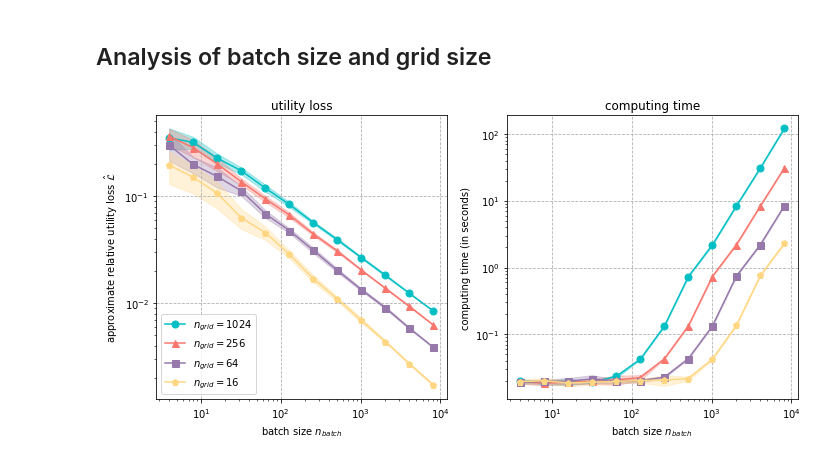
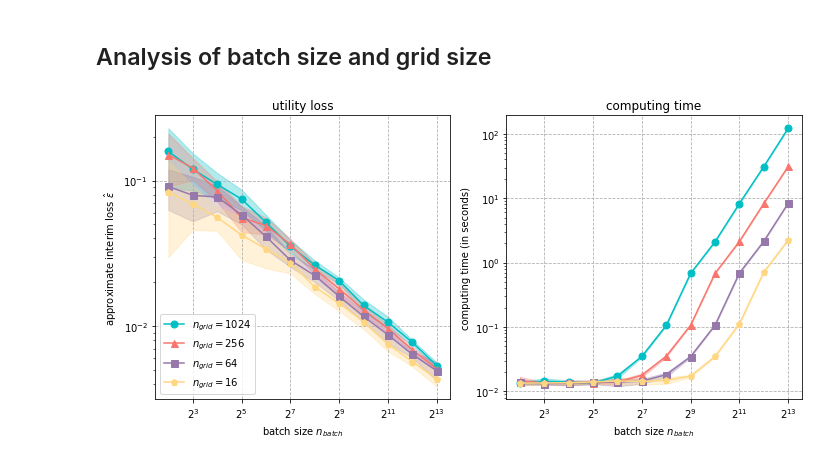
Before and after one commit to heidekrueger/bnelearn, a Jupyter notebook: reports/Analysis - Variance in Util Loss.ipynb, the cells around one changed output. Cells and saved outputs as stored; diff of their text form; code cells hidden in the pictures.

Commit message:
change util loss analysis to interim

```diff
--- a/reports/Analysis - Variance in Util Loss.ipynb
+++ b/reports/Analysis - Variance in Util Loss.ipynb
@@ -272,20 +283,20 @@ def plot(metric, time):
             ax.fill_between(batch_sizes, mean-std, mean+std, alpha=.3,
                             color=colors[j])
         ax.set_xlabel('batch size $n_{batch}$')
-        ax.grid(linestyle='--'); ax.set_xscale('log'); ax.set_yscale('log')
+        ax.grid(linestyle='--'); ax.set_xscale('log', base=2); ax.set_yscale('log', base=10)
     axs[0].legend(loc='lower left')
     return axs
 # %%
 # Load
-estimated_relative_ex_ante_util_losses = np.load('estimated_relative_ex_ante_util_losses.npy')
-estimated_relative_ex_ante_util_losses_time = np.load('estimated_relative_ex_ante_util_losses_time.npy')
+util_loss_ex_interims = np.load('util_loss_ex_interims.npy')
+util_loss_ex_interims_time = np.load('util_loss_ex_interims_time.npy')
 
-axs = plot(estimated_relative_ex_ante_util_losses, estimated_relative_ex_ante_util_losses_time)
+axs = plot(util_loss_ex_interims, util_loss_ex_interims_time)
 axs[0].set_title('utility loss'); axs[1].set_title('computing time')
-axs[0].set_ylabel('approximate relative utility loss $\\hat{\mathcal{L}}$')
+axs[0].set_ylabel('approximate interim loss $\\hat{\epsilon}$')
 axs[1].set_ylabel('computing time (in seconds)')
 plt.tight_layout(); plt.savefig('utility-loss_quality.pdf')
 plt.show()
 # %% [output]
-[figure, old version]
+[figure, new version]
 # %%
```
Also changed, not shown: parts of 3 cells of this notebook, 1 other file.
